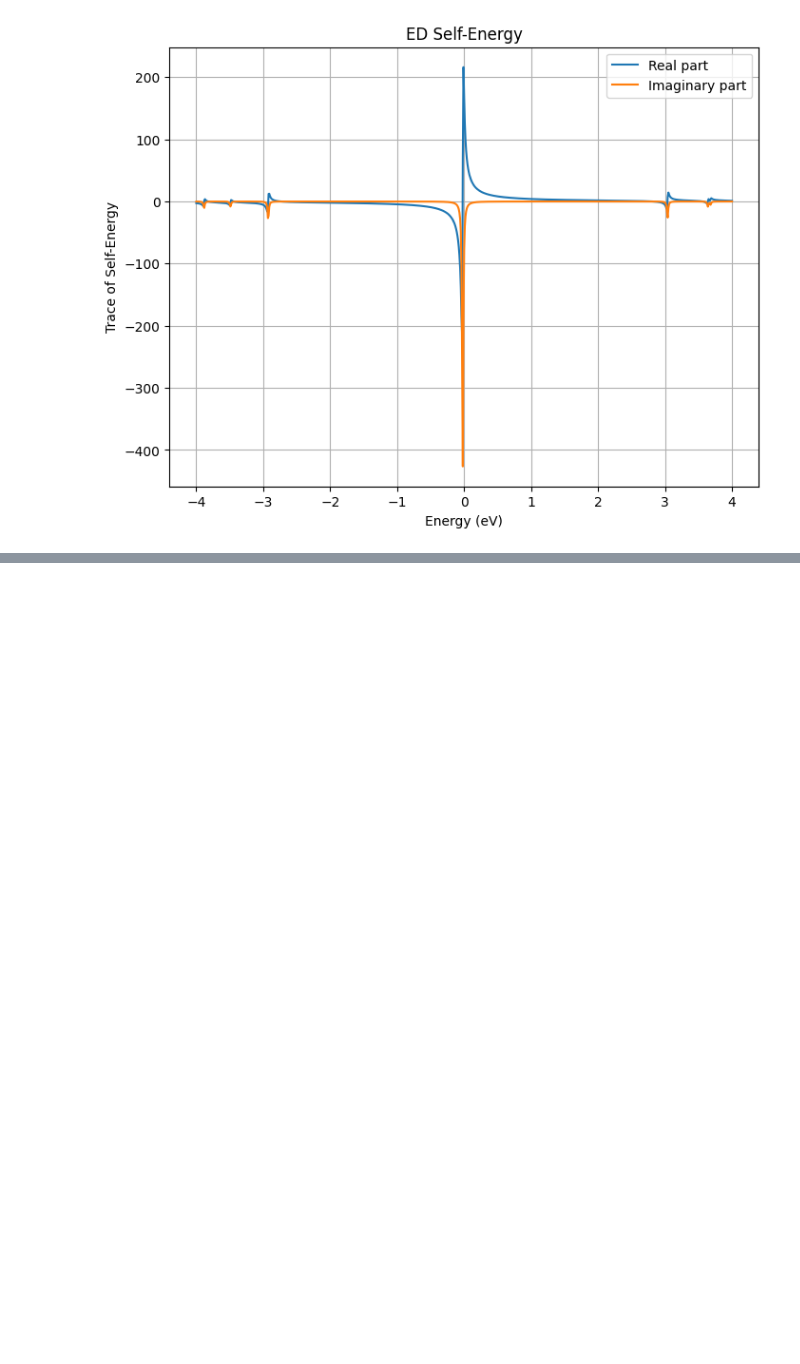
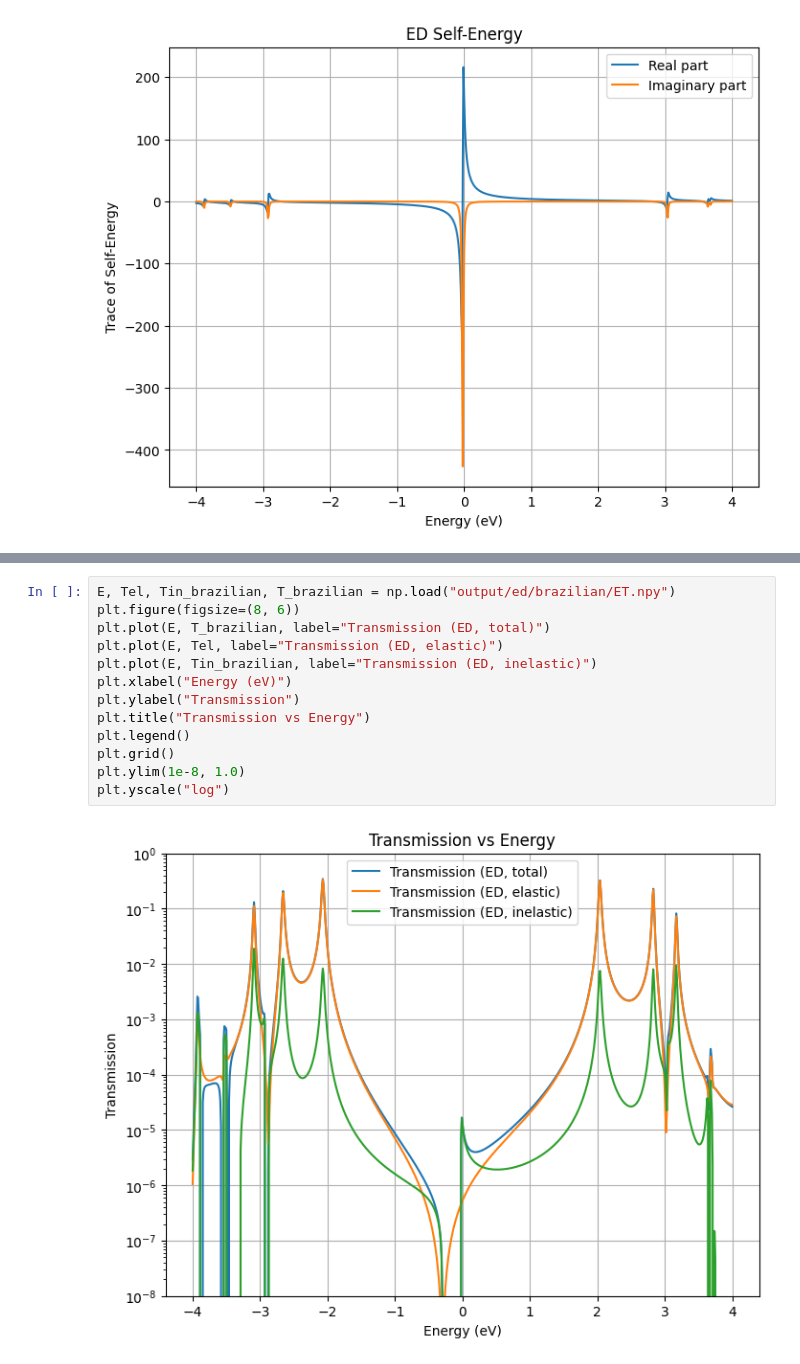
Before and after one commit to aj0337/qtpyt-tests, a Jupyter notebook: vertex_correction/pentadienyl/toy_model/analysis.ipynb, the cells around one changed output, grey strips where cells are left out. Drawn from its saved outputs; the diff is of its cells as text; blank space fills up the shorter version.

```diff
--- a/vertex_correction/pentadienyl/toy_model/analysis.ipynb
+++ b/vertex_correction/pentadienyl/toy_model/analysis.ipynb
@@ -69,0 +85,15 @@ plt.yscale("log")
+# %%
+E, Tel, Tin_brazilian, T_brazilian = np.load("output/ed/brazilian/ET.npy")
+plt.figure(figsize=(8, 6))
+plt.plot(E, T_brazilian, label="Transmission (ED, total)")
+plt.plot(E, Tel, label="Transmission (ED, elastic)")
+plt.plot(E, Tin_brazilian, label="Transmission (ED, inelastic)")
+plt.xlabel("Energy (eV)")
+plt.ylabel("Transmission")
+plt.title("Transmission vs Energy")
+plt.legend()
+plt.grid()
+plt.ylim(1e-8, 1.0)
+plt.yscale("log")
+# %% [output]
+[figure, added]
```
Also changed, not shown: parts of 6 cells of this notebook, 4 other files.
